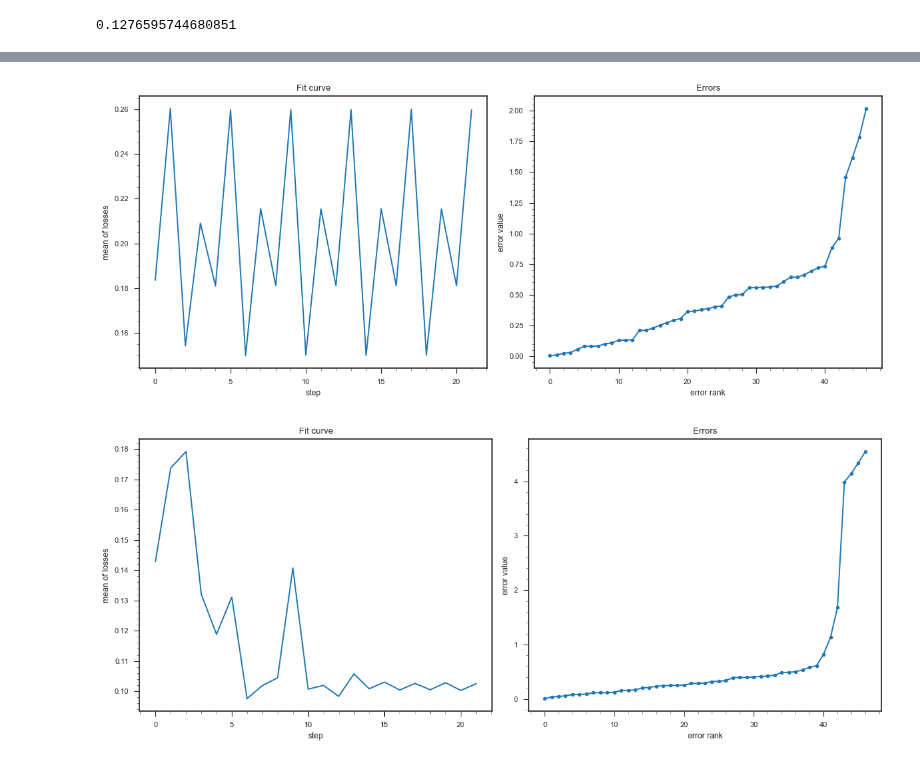
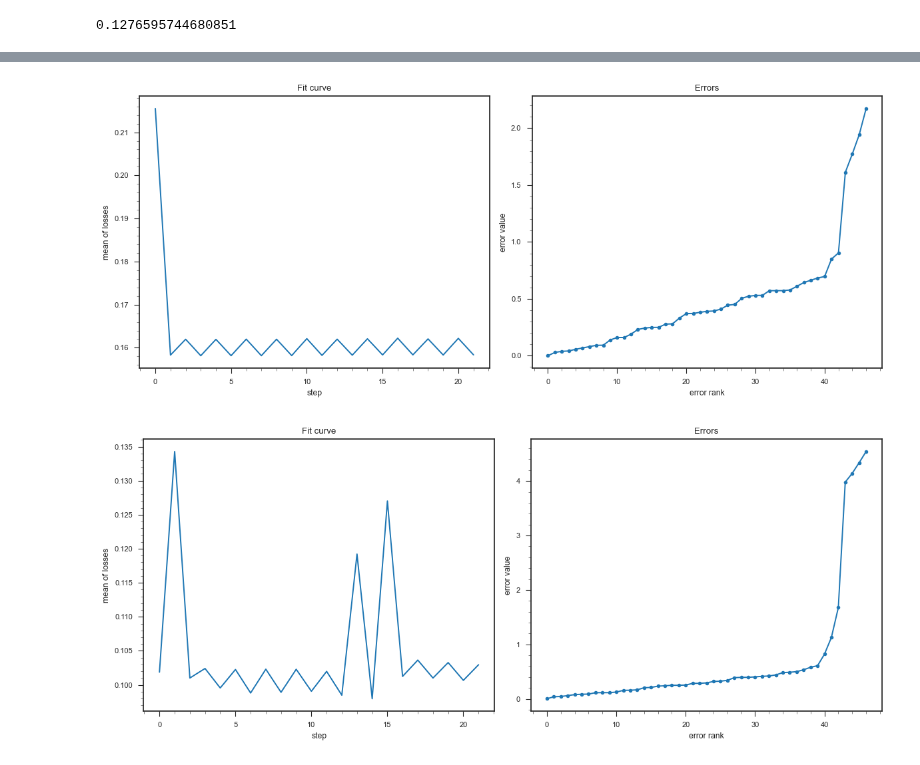
Before and after one commit to intellimath/mlgrad, a Jupyter notebook: examples/robust_linear_regression.ipynb, the cells around one changed output, grey strips where cells are left out. Saved outputs shown, nothing was run; the diff lists cells and outputs as text; code cells hidden in the pictures.

```diff
--- a/examples/robust_linear_regression.ipynb
+++ b/examples/robust_linear_regression.ipynb
@@ -84,15 +84,15 @@ regr.plot_losses_and_errors(regr_r, log_Te[:,None], log_light)
 # %%
 avrfunc_m = regr.averaging_function("M", alpha=0.5)
-regr_m = regr.m_regression_irls(log_Te[:,None], log_light, mod_m, avrfunc=avrfunc_m, h=0.01, n_iter=2000)
+regr_m = regr.m_regression_irls(log_Te[:,None], log_light, mod_m, avrfunc=avrfunc_m, h=0.01, n_iter=1000)
 regr.plot_losses_and_errors(regr_m, log_Te[:,None], log_light, logscale=False)
 # %% [output]
-[figure, old version]
+[figure, new version]
 # %%
 avrfunc_wm = regr.averaging_function("WM", alpha=0.7)
-regr_wm = regr.m_regression_irls(log_Te[:,None], log_light, mod_wm, avrfunc=avrfunc_wm, h=0.01, n_iter=2000)
+regr_wm = regr.m_regression_irls(log_Te[:,None], log_light, mod_wm, avrfunc=avrfunc_wm, h=0.01, n_iter=1000)
 regr.plot_losses_and_errors(regr_wm, log_Te[:,None], log_light, logscale=False)
 # %% [output]
-[figure, old version]
+[figure, new version]
 # %%
 X_wo, Y_wo = regr.exclude_outliers(mod_wm, log_Te, log_light, 8)
 regr_ls2 = regr.regression(X_wo[:,None], Y_wo, mod_ls2, h=0.001, n_iter=2000)
```
Also changed, not shown: parts of 4 cells of this notebook, 5 other files.
